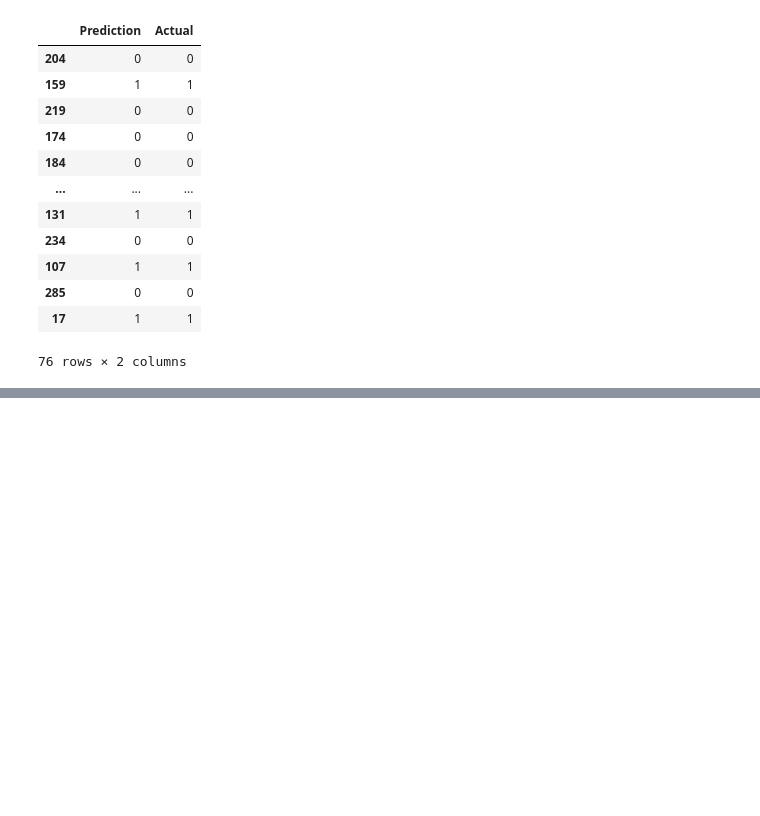
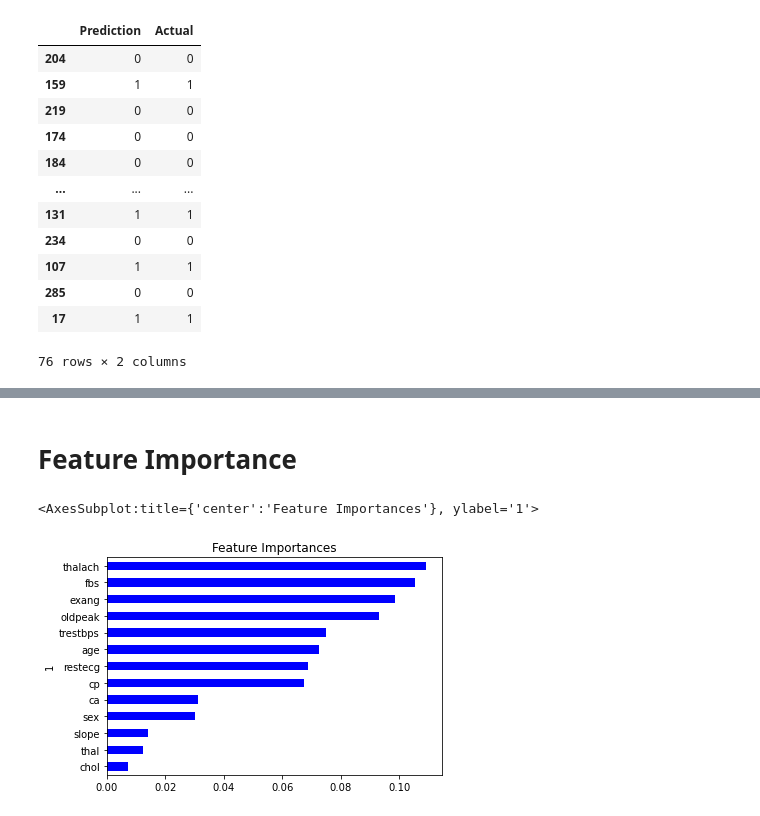
Before and after one commit to MissKateD/project_2, a Jupyter notebook: heart_disease.ipynb, the cells around one changed output, grey strips where cells are left out. Drawn from its saved outputs; the diff is of its cells as text; code cells hidden in the pictures; blank space fills up the shorter version.

```diff
--- a/heart_disease.ipynb
+++ b/heart_disease.ipynb
@@ -198,0 +265,18 @@ create_confusion_matrix(matrix, confusion_matrix_labels)
+# %% [markdown]
+# Feature Importance
+# %%
+# Calculate feature Importances
+importances = rf_classifier.feature_importances_
+
+# Create a dataframe of the features sorted highest to lowest
+rf_importances_df = pd.DataFrame(sorted(zip(importances, x.columns), reverse=True))
+rf_importances_df.set_index(rf_importances_df[1], inplace=True)
+rf_importances_df.drop(columns=1, inplace=True)
+rf_importances_df.rename(columns={0: 'Feature Importances'}, inplace=True)
+rf_importances_sorted = rf_importances_df.sort_values(by='Feature Importances')
+
+# plot the feature importances
+rf_importances_sorted.plot(kind='barh', color='blue', title='Feature Importances', legend=False)
+# %% [output]
+<AxesSubplot:title={'center':'Feature Importances'}, ylabel='1'>
+[figure, added]
```
Also changed, not shown: parts of 15 cells of this notebook.
